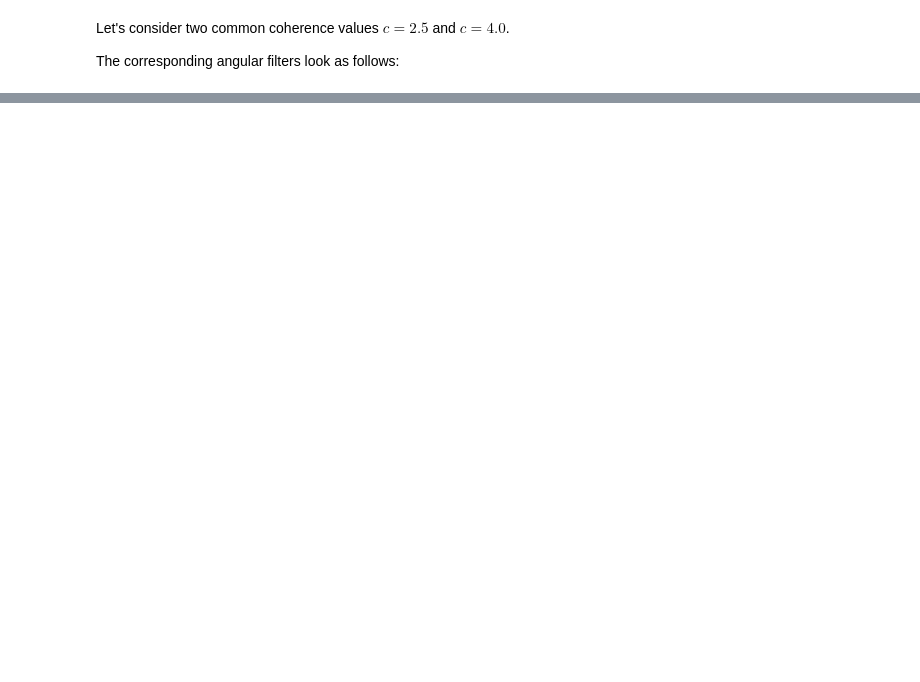
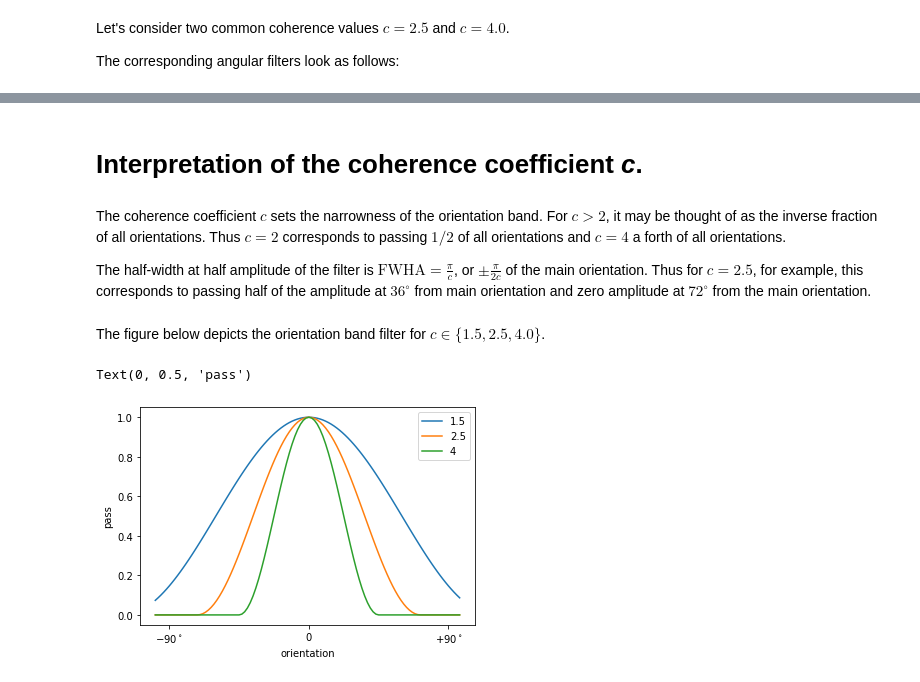
Before and after one commit to cajal/trippy-monet-mapping, a Jupyter notebook: notebooks/Coherence.ipynb, the cells around one changed output, grey strips where cells are left out. Drawn from its saved outputs; the diff is of its cells as text; code cells hidden in the pictures; blank space fills up the shorter version.

Commit message:
update the Coherence explanation notebook

```diff
--- a/notebooks/Coherence.ipynb
+++ b/notebooks/Coherence.ipynb
@@ -43,0 +76,20 @@ for ax, ori in zip(axx.T, ori_range):
+# %% [markdown]
+# Interpretation of the coherence coefficient *c*.
+# %% [markdown]
+The coherence coefficient $c$ sets the narrowness of the orientation band. For $c>2$, it may be thought of as the inverse fraction of all orientations.  Thus $c=2$ corresponds to passing $1/2$ of all orientations and $c=4$ a forth of all orientations.
+
+The half-width at half amplitude of the filter is $\text{FWHA}=\frac{\pi}{c}$, or $\pm \frac{\pi} {2c}$ of the main orientation. Thus for $c=2.5$, for example, this corresponds to passing half of the amplitude at $36^\circ$ from main orientation and zero amplitude at $72^\circ$ from the main orientation.
+# %% [markdown]
+The figure below depicts the orientation band filter for $c \in \{1.5, 2.5, 4.0\}$.
+# %%
+x = np.r_ [-0.55*np.pi:0.55*np.pi:np.pi/100]
+cs = (1.5, 2.5, 4)
+for c in cs:
+    plt.plot(x, hann(x*c))
+plt.xticks(np.array([-0.5, 0, 0.5])*np.pi, ['$-90^\circ$', '0', '$+90^\circ$'])
+plt.legend(cs)
+plt.xlabel('orientation')
+plt.ylabel('pass')
+# %% [output]
+Text(0, 0.5, 'pass')
+[figure, added]
```
Also changed, not shown: parts of 7 cells of this notebook.
